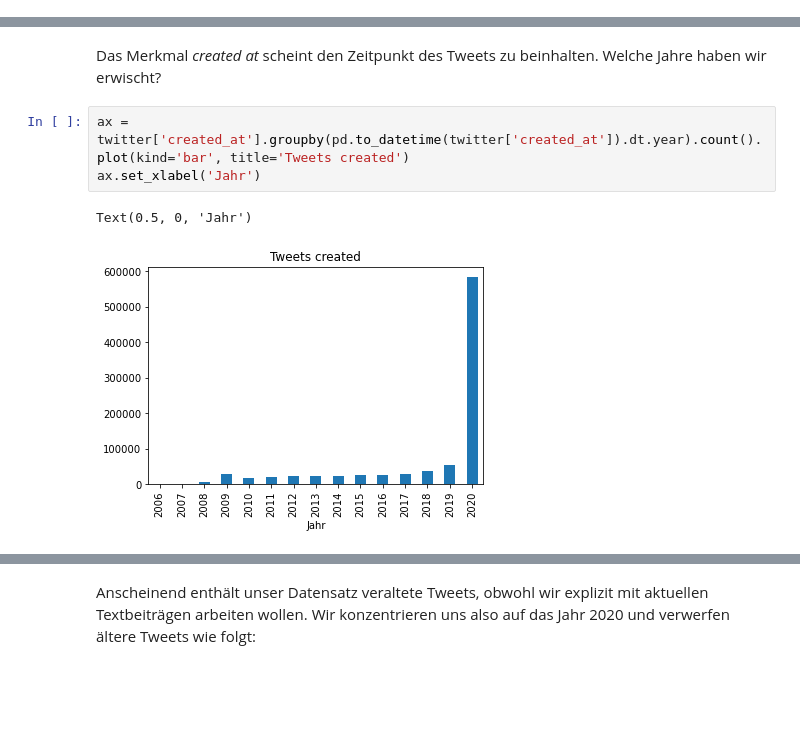
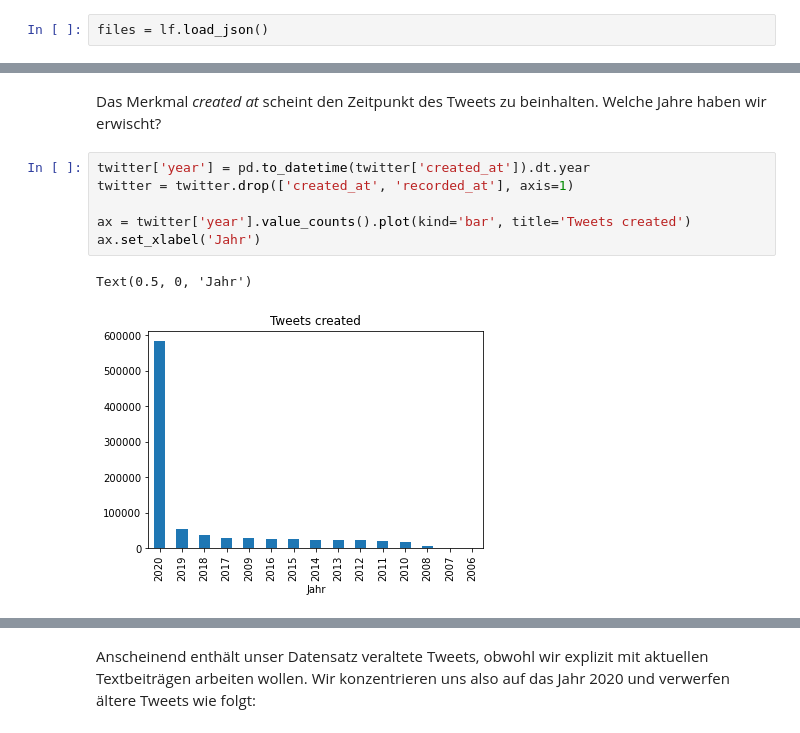
Before and after one commit to orca-nrw/lernmodul-texte, a Jupyter notebook: index.ipynb, the cells around one changed output, grey strips where cells are left out. Saved outputs shown, nothing was run; the diff lists cells and outputs as text; blank space fills up the shorter version.

```diff
--- a/index.ipynb
+++ b/index.ipynb
@@ -129,3 +122,5 @@ for f in glob.glob("./data/tweets/*.json"):
+# %%
+files = lf.load_json()
 # %% [markdown]
 ...sie daraufhin jeweils als DataFrame in `frames` sammeln...
 # %%
@@ -194,8 +195,11 @@ Index(['twista', 'type', 'id', 'user', 'created_at', 'recorded_at', 'source',
 # %% [markdown]
 Das Merkmal _created_ _at_ scheint den Zeitpunkt des Tweets zu beinhalten. Welche Jahre haben wir erwischt?
 # %%
-ax = twitter['created_at'].groupby(pd.to_datetime(twitter['created_at']).dt.year).count().plot(kind='bar', title='Tweets created')
+twitter['year'] = pd.to_datetime(twitter['created_at']).dt.year
+twitter = twitter.drop(['created_at', 'recorded_at'], axis=1)
+
+ax = twitter['year'].value_counts().plot(kind='bar', title='Tweets created')
 ax.set_xlabel('Jahr')
 # %% [output]
 Text(0.5, 0, 'Jahr')
-[figure, old version]
+[figure, new version]
```
Also changed, not shown: parts of 111 cells of this notebook, 2 other files.
